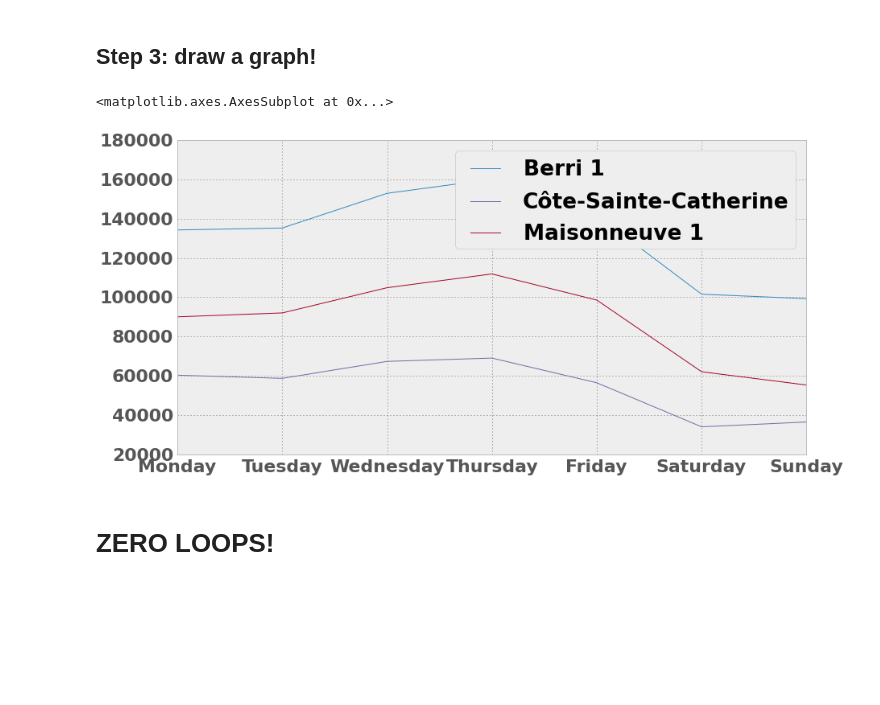
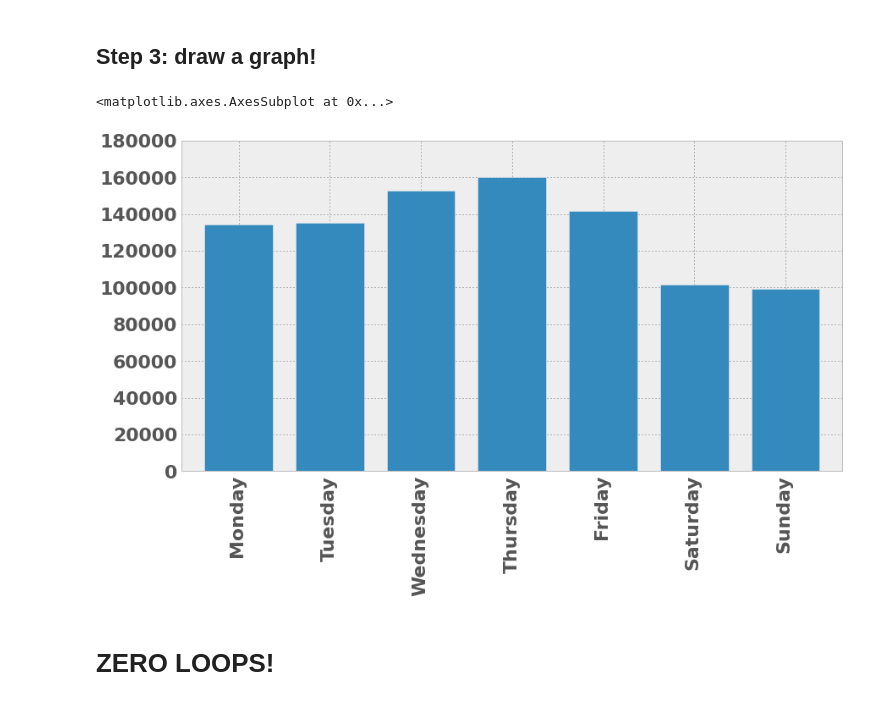
Before and after one commit to jvns/talks, a Jupyter notebook: pycon2014/bike_paths.ipynb, the cells around one changed output. Saved outputs shown, nothing was run; the diff lists cells and outputs as text; code cells hidden in the pictures; blank space fills up the shorter version.

Commit message:
Change some graphs

```diff
--- a/pycon2014/bike_paths.ipynb
+++ b/pycon2014/bike_paths.ipynb
@@ -236,10 +239,10 @@ counts_by_day
 ## Step 3: draw a graph!
 # %%
 counts_by_day.index = ['Monday', 'Tuesday', 'Wednesday', 'Thursday', 'Friday', 'Saturday', 'Sunday']
-counts_by_day.plot()
+counts_by_day['Berri 1'].plot(kind='bar')
 # %% [output]
 <matplotlib.axes.AxesSubplot at 0x...>
-[figure, old version]
+[figure, new version]
 # %% [markdown]
 # ZERO LOOPS!
 # %% [markdown]
```
Also changed, not shown: parts of 3 cells of this notebook.
